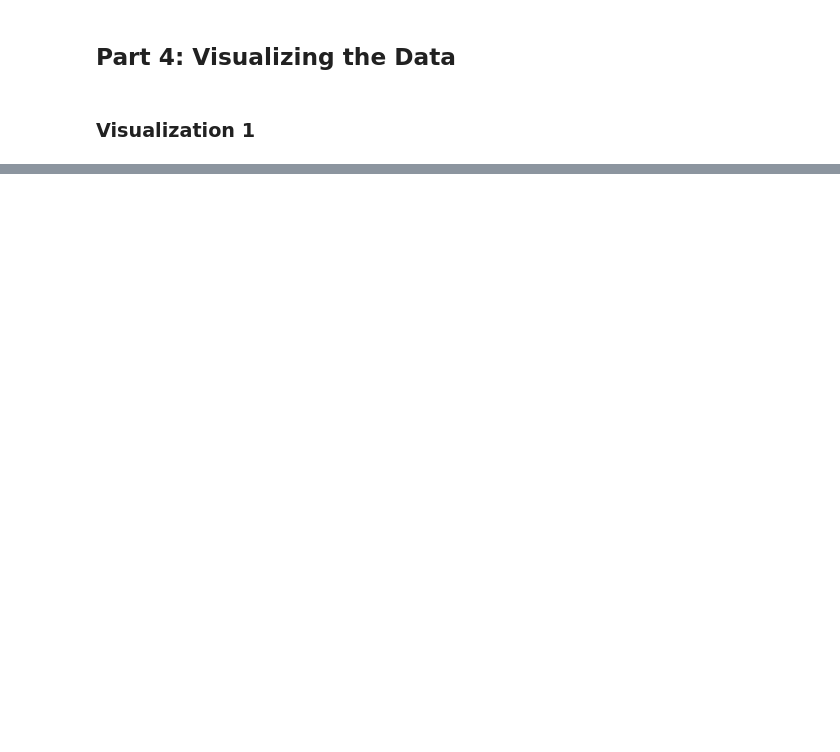
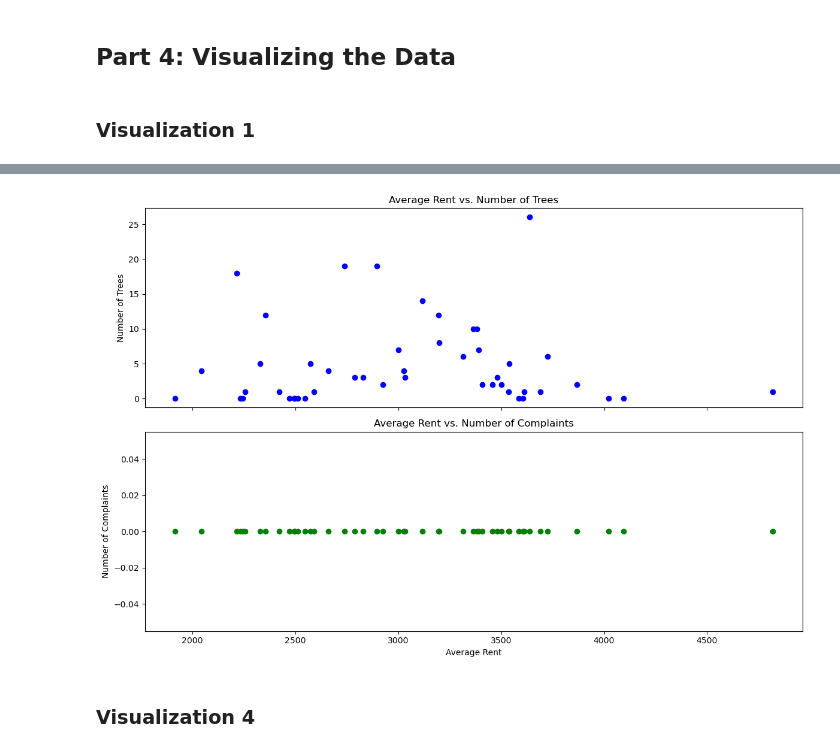
Before and after one commit to ys3188/4501-final-project, a Jupyter notebook: 4501 final project.ipynb, the cells around one changed output, grey strips where cells are left out. Saved outputs shown, nothing was run; the diff lists cells and outputs as text; code cells hidden in the pictures; blank space fills up the shorter version.

```diff
--- a/4501 final project.ipynb
+++ b/4501 final project.ipynb
@@ -682,0 +868,32 @@ plot_visual_1(some_dataframe)
+# %%
+import matplotlib.pyplot as plt
+import seaborn as sns
+
+
+def plot_visual_3(dataframe):
+    fig, (ax1, ax2) = plt.subplots(2, 1, sharex=True, figsize=(12, 8))
+
+    # Plot rent vs. trees
+    ax1.scatter(dataframe['average_rent'], dataframe['tree_count'], color='blue')
+
+    # Plot rent vs. complaints
+    ax2.scatter(dataframe['average_rent'], dataframe['complaint_count'], color='green')
+
+    # Set titles and labels
+    ax1.set_title('Average Rent vs. Number of Trees')
+    ax2.set_title('Average Rent vs. Number of Complaints')
+    ax2.set_xlabel('Average Rent')
+    ax1.set_ylabel('Number of Trees')
+    ax2.set_ylabel('Number of Complaints')
+
+
+    # Show the plot
+    plt.tight_layout()
+    plt.show()
+# %%
+some_dataframe = get_data_for_visual_3()
+plot_visual_3(some_dataframe)
+# %% [output]
+[figure, added]
+# %% [markdown]
+### Visualization 4
```
Also changed, not shown: parts of 78 cells of this notebook, 6 other files.
